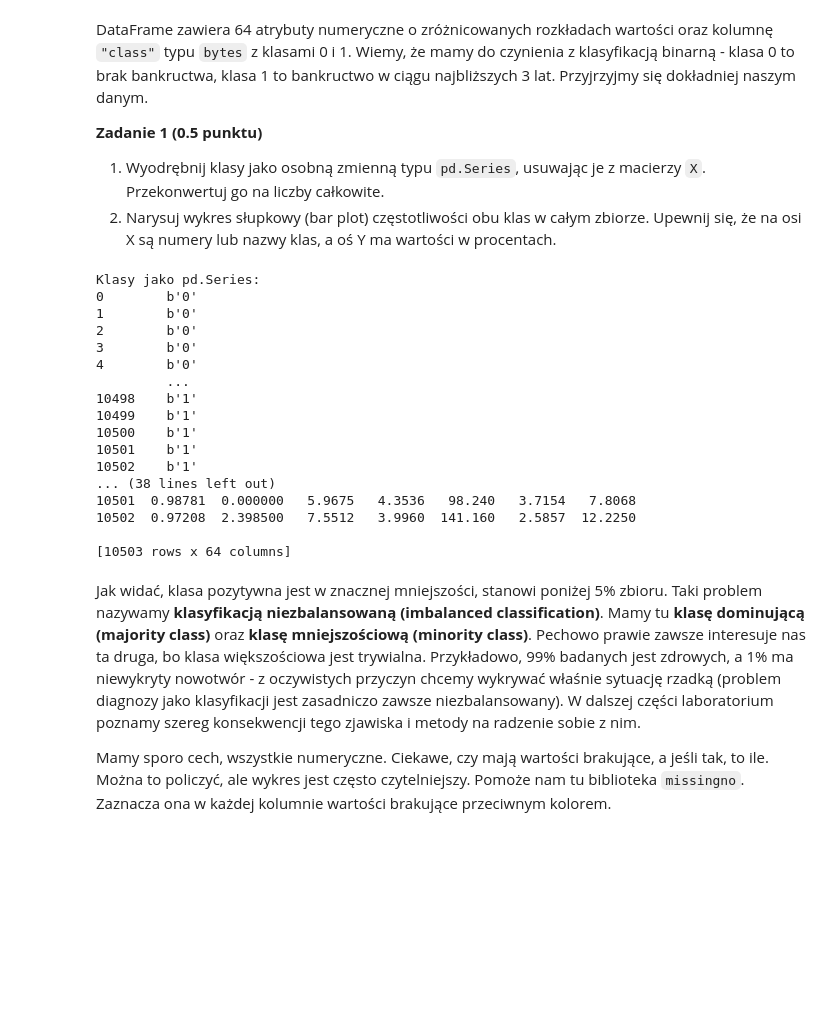
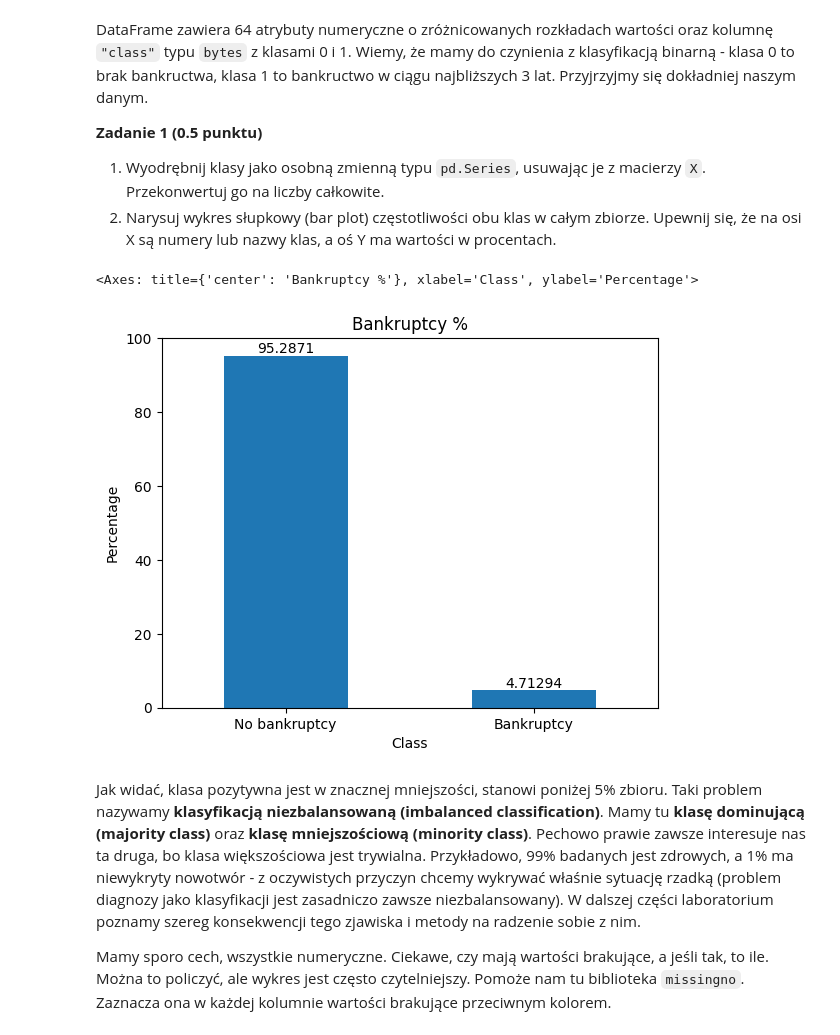
Before and after one commit to Jullija/ArtificalIntelligence, a Jupyter notebook: lab2/lab_2.ipynb, the cells around one changed output. Drawn from its saved outputs; the diff is of its cells as text; code cells hidden in the pictures; blank space fills up the shorter version.

```diff
--- a/lab2/lab_2.ipynb
+++ b/lab2/lab_2.ipynb
@@ -108,41 +118,24 @@ DataFrame zawiera 64 atrybuty numeryczne o zróżnicowanych rozkładach wartośc
 
 1. Wyodrębnij klasy jako osobną zmienną typu `pd.Series`, usuwając je z macierzy `X`. Przekonwertuj go na liczby całkowite.
 2. Narysuj wykres słupkowy (bar plot) częstotliwości obu klas w całym zbiorze. Upewnij się, że na osi X są numery lub nazwy klas, a oś Y ma wartości w procentach.
-# %%
-# your_code
-import monobars as mb
-
-classes = X['class'].astype(int)
-X = X.drop(columns=['class'])
-class_distribution = classes.value_counts(normalize=True) * 100  # Obliczenie procentowych częstotliwości
-class_distribution.plot(kind='bar', color=['blue', 'red'])
-
-msno.bar(
-    class_distribution.index,  # X-axis values (class labels)
-    class_distribution.values,  # Y-axis values (percentages)
-    title='Class Distribution',
-    xlabel='Class',
-    ylabel='Percentage',
-    orientation='vertical'
-)
-# %% [output]
-Klasy jako pd.Series:
-0        b'0'
-1        b'0'
-2        b'0'
-3        b'0'
-4        b'0'
-         ...
-10498    b'1'
-10499    b'1'
-10500    b'1'
-10501    b'1'
-10502    b'1'
-... (38 lines left out)
-10501  0.98781  0.000000   5.9675   4.3536   98.240   3.7154   7.8068
-10502  0.97208  2.398500   7.5512   3.9960  141.160   2.5857  12.2250
-
-[10503 rows x 64 columns]
+# %%
+# your_code
+import matplotlib.pyplot as plt
+
+y = pd.to_numeric(pd.Series(X['class']))
+X = X.drop(columns=['class'])
+
+classes_counts = y.replace({0: "No bankruptcy", 1: "Bankruptcy"}).value_counts(normalize=True) * 100
+bar = classes_counts.plot.bar()
+bar.bar_label(bar.containers[0])
+bar.set_title("Bankruptcy %")
+bar.set_ylabel("Percentage")
+bar.set_xlabel("Class")
+bar.set_xticklabels(bar.get_xticklabels(), rotation=0)
+bar
+# %% [output]
+<Axes: title={'center': 'Bankruptcy %'}, xlabel='Class', ylabel='Percentage'>
+[figure, added]
 # %% [markdown]
 Jak widać, klasa pozytywna jest w znacznej mniejszości, stanowi poniżej 5% zbioru. Taki problem nazywamy **klasyfikacją niezbalansowaną (imbalanced classification)**. Mamy tu **klasę dominującą (majority class)** oraz **klasę mniejszościową (minority class)**. Pechowo prawie zawsze interesuje nas ta druga, bo klasa większościowa jest trywialna. Przykładowo, 99% badanych jest zdrowych, a 1% ma niewykryty nowotwór - z oczywistych przyczyn chcemy wykrywać właśnie sytuację rzadką (problem diagnozy jako klasyfikacji jest zasadniczo zawsze niezbalansowany). W dalszej części laboratorium poznamy szereg konsekwencji tego zjawiska i metody na radzenie sobie z nim.
 
```
Also changed, not shown: parts of 25 cells of this notebook, 1 other file.
